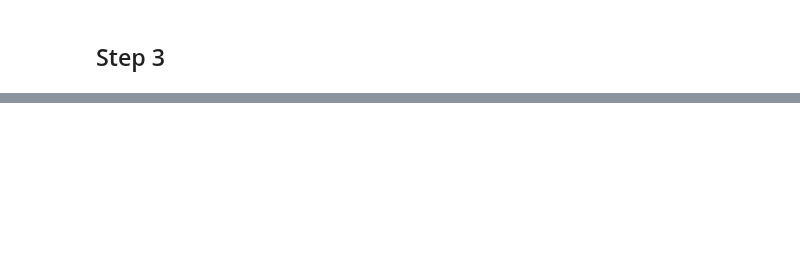
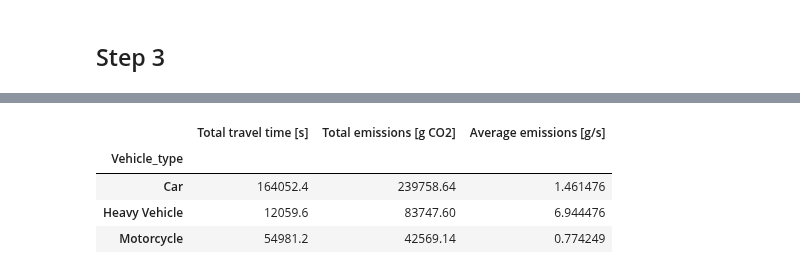
Before and after one commit to s221568/Trafic, a Jupyter notebook: Lab 2/JA.ipynb, the cells around one changed output, grey strips where cells are left out. Saved outputs shown, nothing was run; the diff lists cells and outputs as text; code cells hidden in the pictures; blank space fills up the shorter version.

```diff
--- a/Lab 2/JA.ipynb
+++ b/Lab 2/JA.ipynb
@@ -159,0 +176,11 @@ The total distance travelled is 924 km, which makes for an average emission rate
+# %%
+step3 = df.copy(deep=True)
+step3["emission_rate"] = df["mode"].map({"IDLE":0.7, "ACC": 2.8, "DEC": 1.4, "CRUISE": 1.8}) * df.Vehicle_type.map({"Car": 1, "Motorcycle" : 0.5, "Heavy Vehicle":5})
+
+total_emission = (step3.emission_rate * step3.dt).sum()
+total_travel_time = step3.dt.sum()
+average_emission = total_emission / total_travelled
+
+print(f"The total CO2 emitted is : {total_emission / 1000:,.0f} kg CO2")
+print(f"The total travel time is {total_travel_time:,.0f} s ({total_travel_time/3600:.1f} h), which makes for an average emission rate of {average_emission:,.0f} g/s")
+display(step3)
@@ -159,0 +203,13 @@ The total distance travelled is 924 km, which makes for an average emission rate
+# %%
+#Sanity check
+sanity_check = pd.DataFrame(step3.groupby("Vehicle_type")["dt"].sum().rename("Total travel time [s]"))
+sanity_check["Total emissions [g CO2]"] = (step3.emission_rate * step3.dt).groupby(step3.Vehicle_type).sum()
+sanity_check["Average emissions [g/s]"] = sanity_check["Total emissions [g CO2]"]/sanity_check["Total travel time [s]"]
+
+display(sanity_check)
+# %% [output]
+|  | Total travel time [s] | Total emissions [g CO2] | Average emissions [g/s] |
+| Vehicle_type |  |  |  |
+| Car | 164052.4 | 239758.64 | 1.461476 |
+| Heavy Vehicle | 12059.6 | 83747.60 | 6.944476 |
+| Motorcycle | 54981.2 | 42569.14 | 0.774249 |
```
Also changed, not shown: parts of 3 cells of this notebook.
